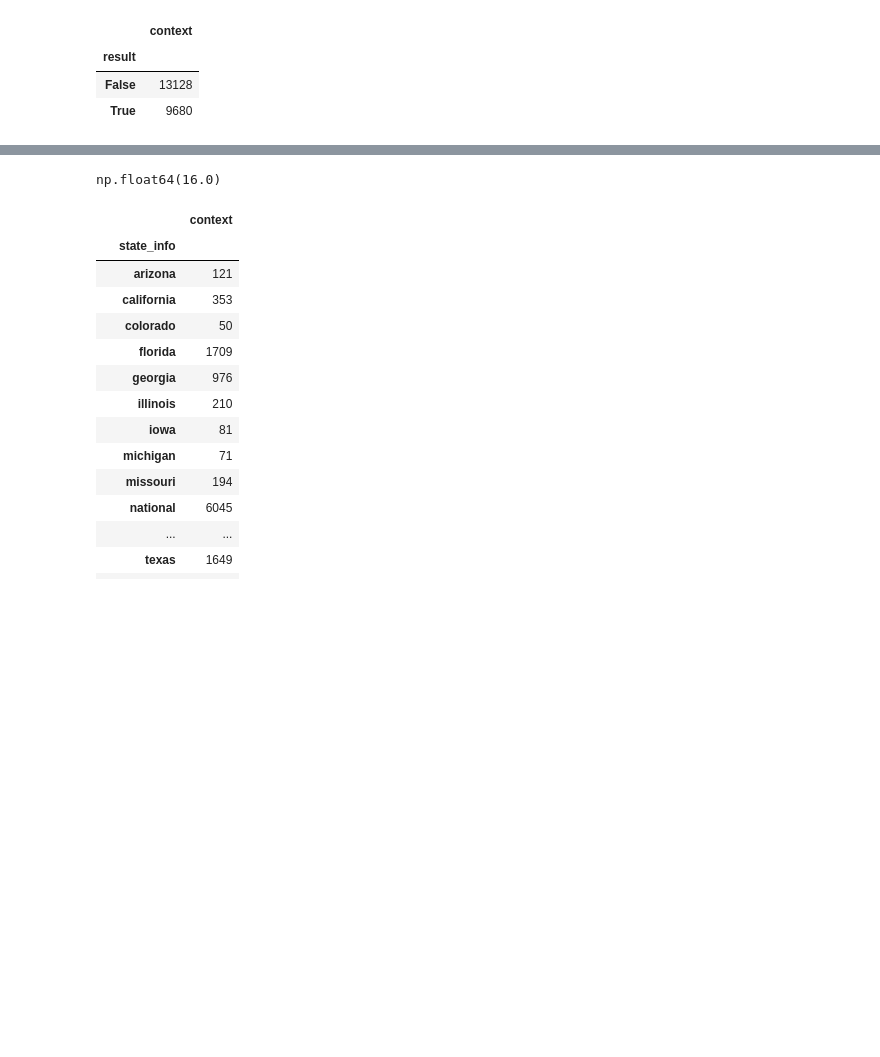
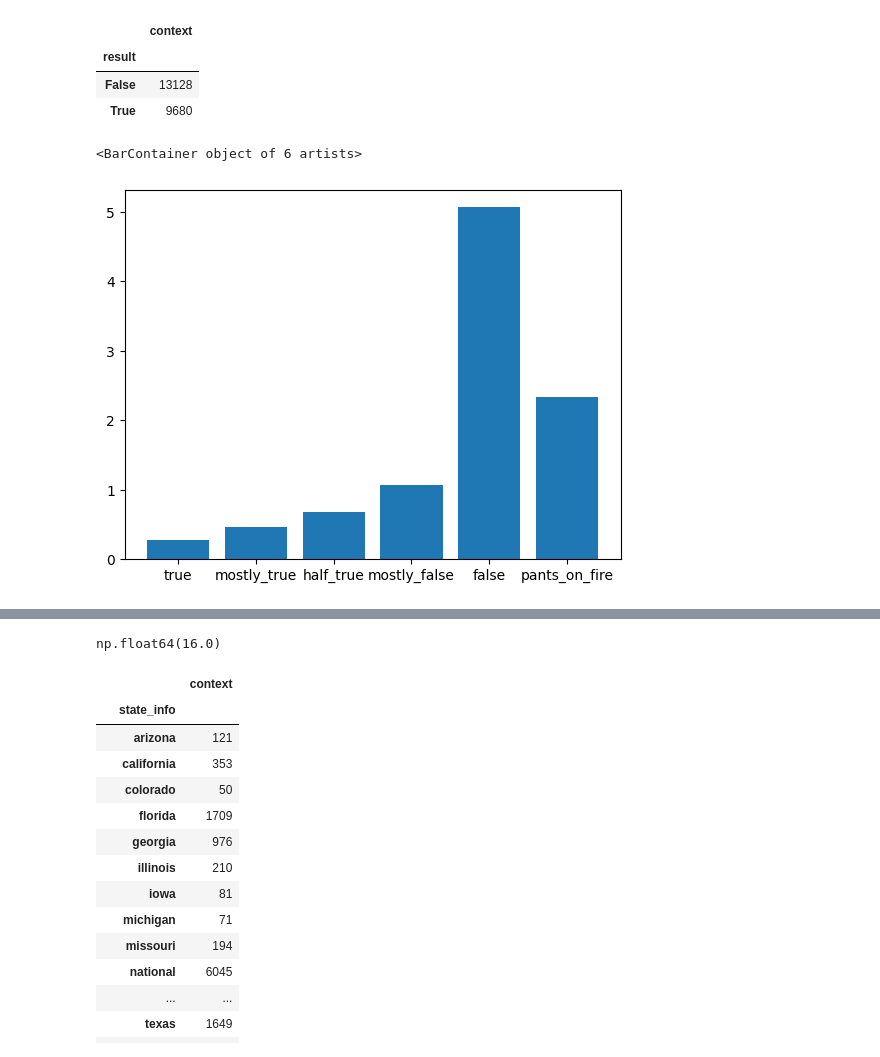
Before and after one commit to Ilian2802/SHPAD2026, a Jupyter notebook: main.ipynb, the cells around one changed output, grey strips where cells are left out. Cells and saved outputs as stored; diff of their text form; code cells hidden in the pictures; blank space fills up the shorter version.

```diff
--- a/main.ipynb
+++ b/main.ipynb
@@ -40,6 +43,22 @@ data.groupby('result').agg({'context': 'count'})
 | result |  |
 | False | 13128 |
 | True | 9680 |
+# %%
+graf = {'true':data['true_counts'].sum() / 1000000,
+'mostly_true':data['mostly_true_counts'].sum() / 1000000,
+'half_true':data['half_true_counts'].sum() / 1000000,
+'mostly_false':data['mostly_false_counts'].sum() / 1000000,
+'false':data['false_counts'].sum() / 1000000,
+'pants_on_fire':data['pants_on_fire_counts'].sum() / 1000000}
+
+labels = list(graf.keys())
+values = list(graf.values())
+
+
+plt.bar(labels, values)
+# %% [output]
+<BarContainer object of 6 artists>
+[figure, added]
 # %%
 data.head(5)
 # %% [output]
```
Also changed, not shown: parts of 1 cell of this notebook.
